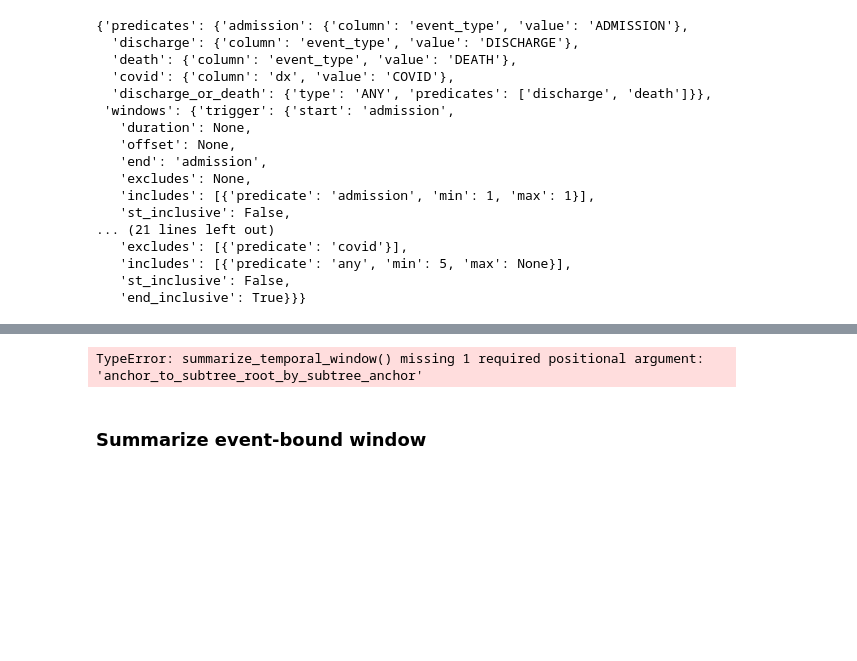
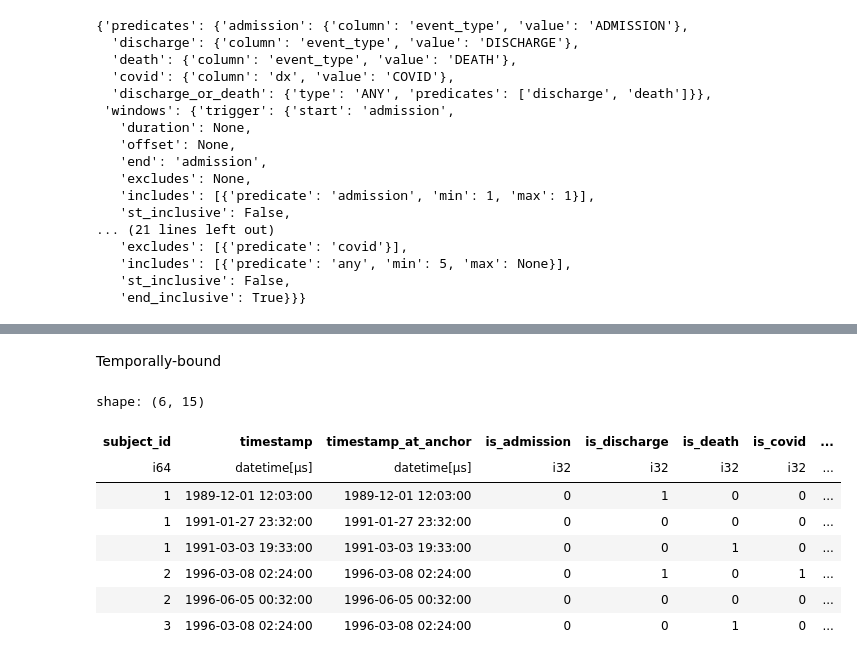
Before and after one commit to justin13601/ACES, a Jupyter notebook: run_tests.ipynb, the cells around one changed output, grey strips where cells are left out. Saved outputs shown, nothing was run; the diff lists cells and outputs as text; code cells hidden in the pictures; blank space fills up the shorter version.

```diff
--- a/run_tests.ipynb
+++ b/run_tests.ipynb
@@ -225,6 +259,14 @@ print(predicate_cols)
+# %% [markdown]
+Temporally-bound
 # %%
-summarize_temporal_window(predicates_df=predicates_df, predicate_cols=predicate_cols, endpoint_expr=(False, datetime.timedelta(days=2), True))
+summarize_temporal_window(predicates_df=predicates_df, predicate_cols=predicate_cols, endpoint_expr=(False, datetime.timedelta(days=2), True), anchor_to_subtree_root_by_subtree_anchor=anchor_to_subtree_root_by_subtree_anchor)
 # %% [output]
-TypeError: summarize_temporal_window() missing 1 required positional argument: 'anchor_to_subtree_root_by_subtree_anchor'
+shape: (6, 15)
+| subject_id | timestamp | timestamp_at_anchor | is_admission | is_discharge | is_death | is_covid | ... |
+| i64 | datetime[μs] | datetime[μs] | i32 | i32 | i32 | i32 | ... |
+| 1 | 1989-12-01 12:03:00 | 1989-12-01 12:03:00 | 0 | 1 | 0 | 0 | ... |
+| 1 | 1991-01-27 23:32:00 | 1991-01-27 23:32:00 | 0 | 0 | 0 | 0 | ... |
+| 1 | 1991-03-03 19:33:00 | 1991-03-03 19:33:00 | 0 | 0 | 1 | 0 | ... |
+| 2 | 1996-03-08 02:24:00 | 1996-03-08 02:24:00 | 0 | 1 | 0 | 1 | ... |
+| 2 | 1996-06-05 00:32:00 | 1996-06-05 00:32:00 | 0 | 0 | 0 | 0 | ... |
+| 3 | 1996-03-08 02:24:00 | 1996-03-08 02:24:00 | 0 | 0 | 1 | 0 | ... |
-# %% [markdown]
-### Summarize event-bound window
```
Also changed, not shown: parts of 9 cells of this notebook, 1 other file.
